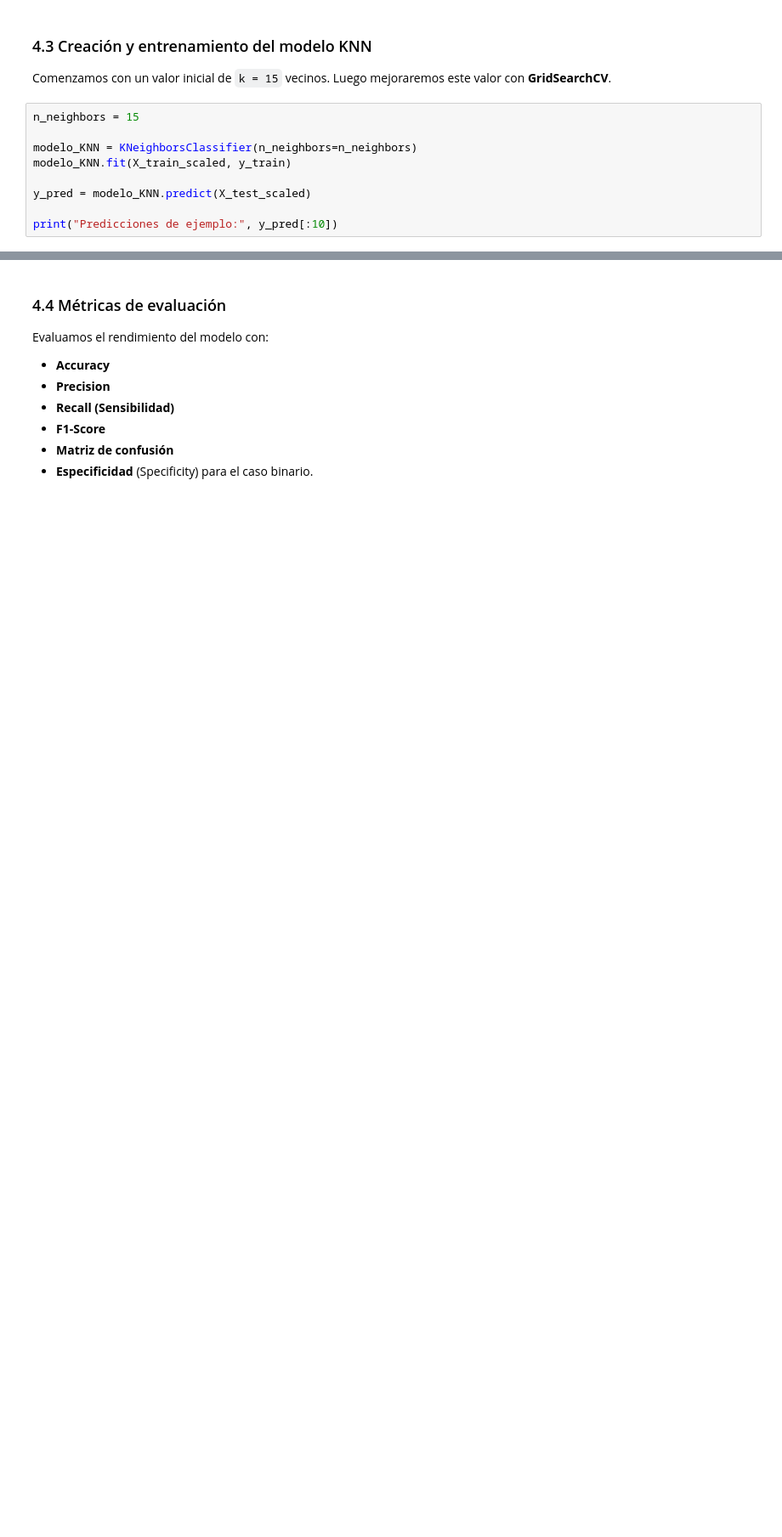
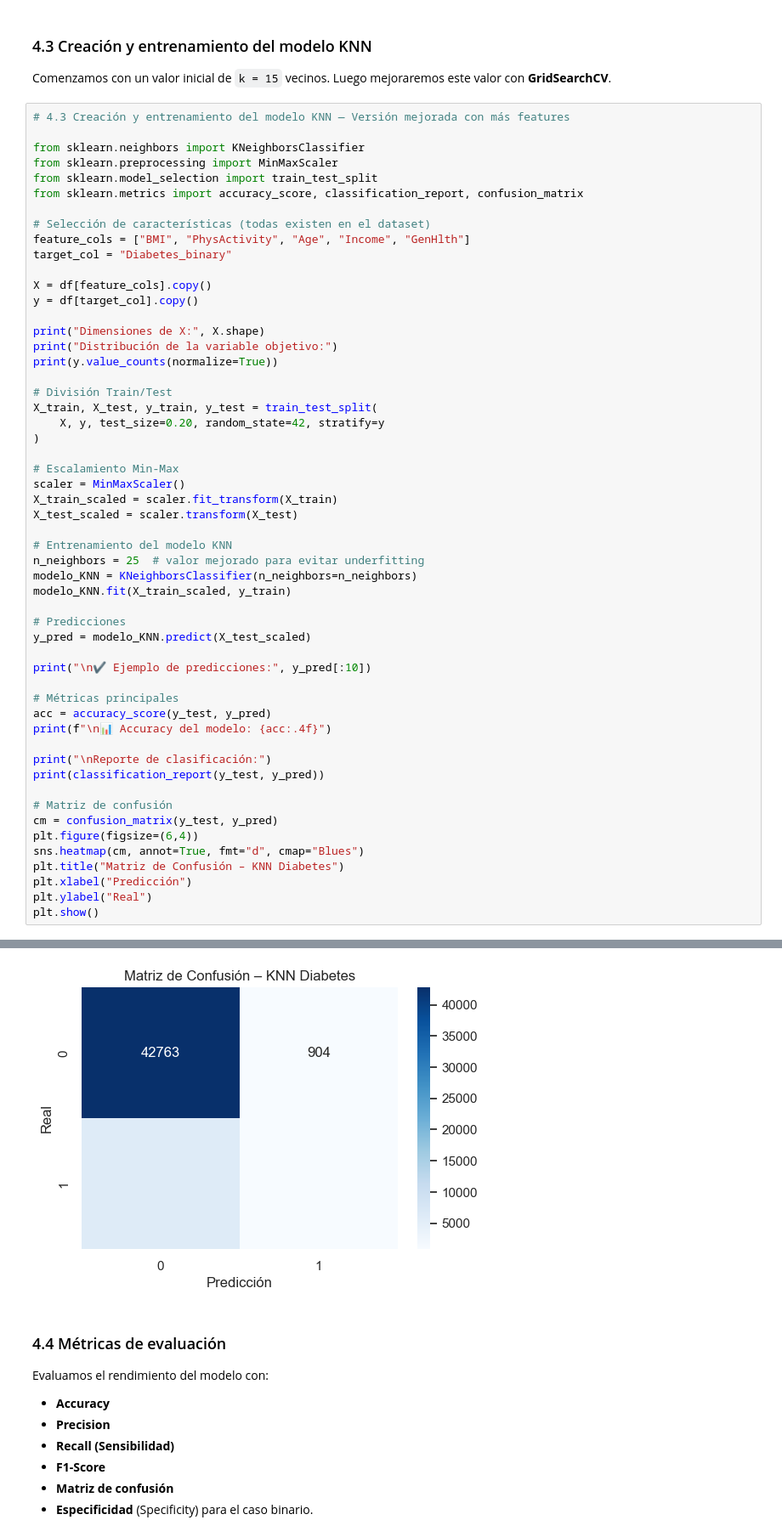
Before and after one commit to AntonioMcs/MLY0100-Parcial-1, a Jupyter notebook: notebooks/Modelos de Clasificacion/2_KNN.ipynb, the cells around one changed output, grey strips where cells are left out. Shown at 85% size. Drawn from its saved outputs; the diff is of its cells as text; blank space fills up the shorter version.

Commit message:
Modelos Clasificacion Actualizados

```diff
--- a/notebooks/Modelos de Clasificacion/2_KNN.ipynb
+++ b/notebooks/Modelos de Clasificacion/2_KNN.ipynb
@@ -136,11 +165,57 @@ X_train_scaled[:5]
 
 Comenzamos con un valor inicial de `k = 15` vecinos. Luego mejoraremos este valor con **GridSearchCV**.
 # %%
-n_neighbors = 15
+# 4.3 Creación y entrenamiento del modelo KNN — Versión mejorada con más features
 
+from sklearn.neighbors import KNeighborsClassifier
+from sklearn.preprocessing import MinMaxScaler
+from sklearn.model_selection import train_test_split
+from sklearn.metrics import accuracy_score, classification_report, confusion_matrix
+
+# Selección de características (todas existen en el dataset)
+feature_cols = ["BMI", "PhysActivity", "Age", "Income", "GenHlth"]
+target_col = "Diabetes_binary"
+
+X = df[feature_cols].copy()
+y = df[target_col].copy()
+
+print("Dimensiones de X:", X.shape)
+print("Distribución de la variable objetivo:")
+print(y.value_counts(normalize=True))
+
+# División Train/Test
+X_train, X_test, y_train, y_test = train_test_split(
+    X, y, test_size=0.20, random_state=42, stratify=y
+)
+
+# Escalamiento Min-Max
+scaler = MinMaxScaler()
+X_train_scaled = scaler.fit_transform(X_train)
+X_test_scaled = scaler.transform(X_test)
+
+# Entrenamiento del modelo KNN
+n_neighbors = 25  # valor mejorado para evitar underfitting
 modelo_KNN = KNeighborsClassifier(n_neighbors=n_neighbors)
 modelo_KNN.fit(X_train_scaled, y_train)
 
+# Predicciones
 y_pred = modelo_KNN.predict(X_test_scaled)
 
-print("Predicciones de ejemplo:", y_pred[:10])
+print("\n✔️ Ejemplo de predicciones:", y_pred[:10])
+
+# Métricas principales
+acc = accuracy_score(y_test, y_pred)
+print(f"\n📊 Accuracy del modelo: {acc:.4f}")
+
+print("\nReporte de clasificación:")
+print(classification_report(y_test, y_pred))
+
+# Matriz de confusión
+cm = confusion_matrix(y_test, y_pred)
+plt.figure(figsize=(6,4))
+sns.heatmap(cm, annot=True, fmt="d", cmap="Blues")
+plt.title("Matriz de Confusión – KNN Diabetes")
+plt.xlabel("Predicción")
+plt.ylabel("Real")
+plt.show()
+# %% [output]
@@ -147,3 +243,4 @@ print("Predicciones de ejemplo:", y_pred[:10])
+[figure, added]
 # %% [markdown]
 ### 4.4 Métricas de evaluación
 
```
Also changed, not shown: parts of 9 cells of this notebook, 3 other files.
